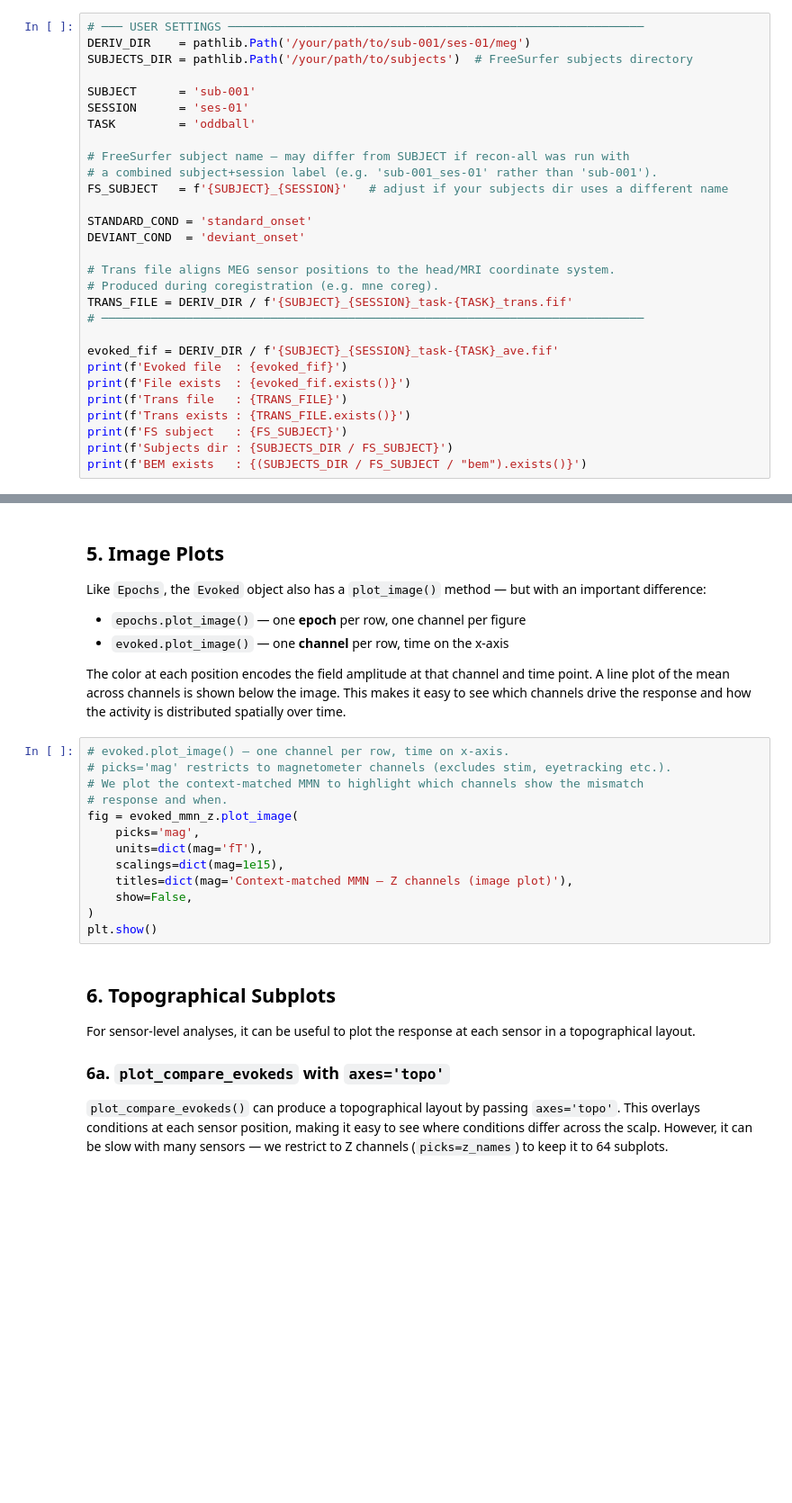
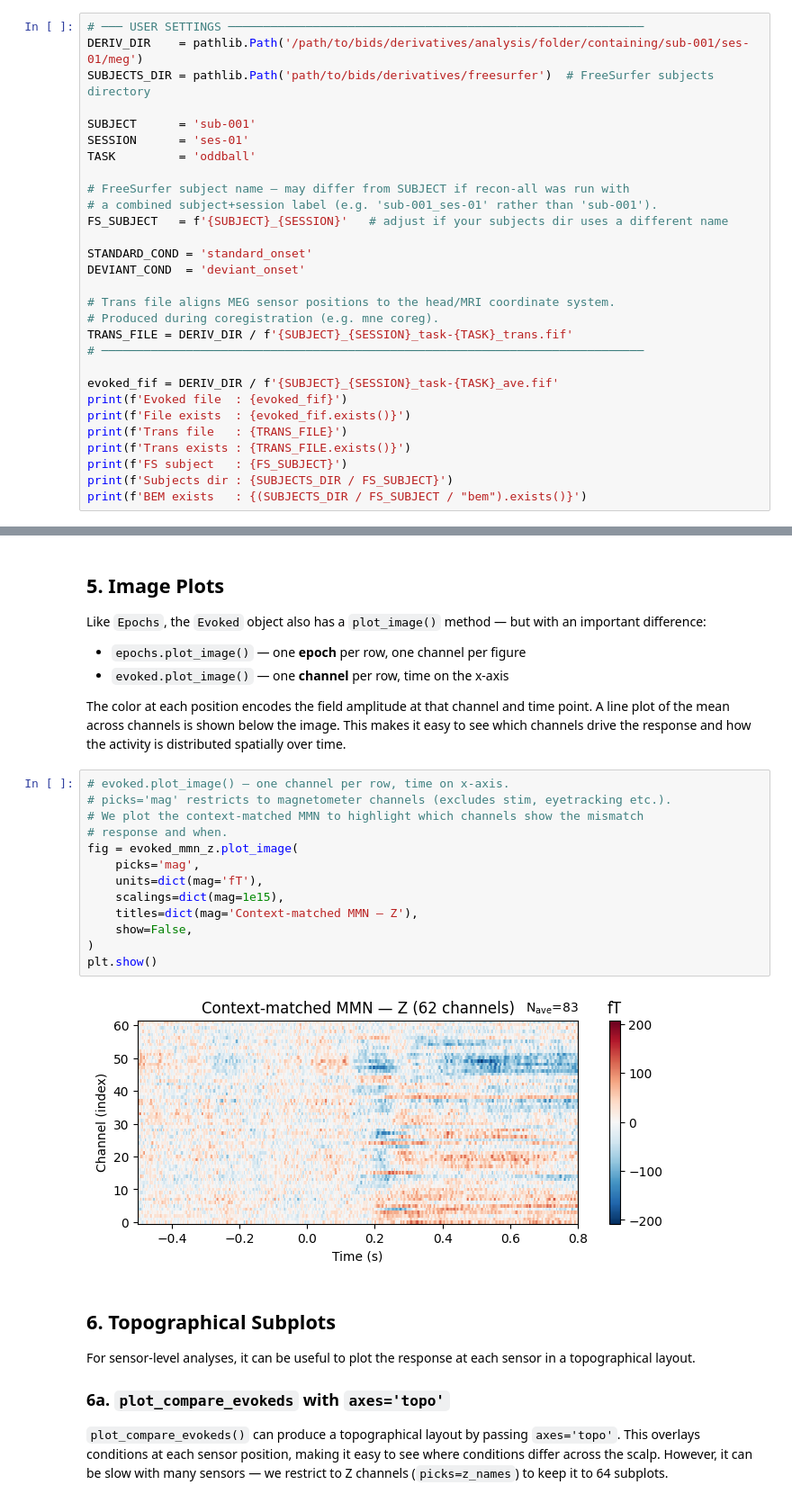
Before and after one commit to mrribbits/NEU502-2026, a Jupyter notebook: analysis/2p2-evoked_viz_opm.ipynb, the cells around one changed output, grey strips where cells are left out. Shown at 90% size. Saved outputs shown, nothing was run; the diff lists cells and outputs as text; blank space fills up the shorter version.

```diff
--- a/analysis/2p2-evoked_viz_opm.ipynb
+++ b/analysis/2p2-evoked_viz_opm.ipynb
@@ -41,7 +43,7 @@ print(f'MNE version: {mne.__version__}')
 # %%
 # ─── USER SETTINGS ───────────────────────────────────────────────────────────
-DERIV_DIR    = pathlib.Path('/your/path/to/sub-001/ses-01/meg')
-SUBJECTS_DIR = pathlib.Path('/your/path/to/subjects')  # FreeSurfer subjects directory
+DERIV_DIR    = pathlib.Path('/path/to/bids/derivatives/analysis/folder/containing/sub-001/ses-01/meg')
+SUBJECTS_DIR = pathlib.Path('path/to/bids/derivatives/freesurfer')  # FreeSurfer subjects directory
 
 SUBJECT      = 'sub-001'
 SESSION      = 'ses-01'
@@ -382,16 +457,18 @@ activity is distributed spatially over time.
 # %%
 # evoked.plot_image() — one channel per row, time on x-axis.
 # picks='mag' restricts to magnetometer channels (excludes stim, eyetracking etc.).
 # We plot the context-matched MMN to highlight which channels show the mismatch
 # response and when.
 fig = evoked_mmn_z.plot_image(
     picks='mag',
     units=dict(mag='fT'),
     scalings=dict(mag=1e15),
-    titles=dict(mag='Context-matched MMN — Z channels (image plot)'),
+    titles=dict(mag='Context-matched MMN — Z'),
     show=False,
 )
 plt.show()
+# %% [output]
+[figure, added]
 # %% [markdown]
 ## 6. Topographical Subplots
 
```
Also changed, not shown: parts of 16 cells of this notebook.
